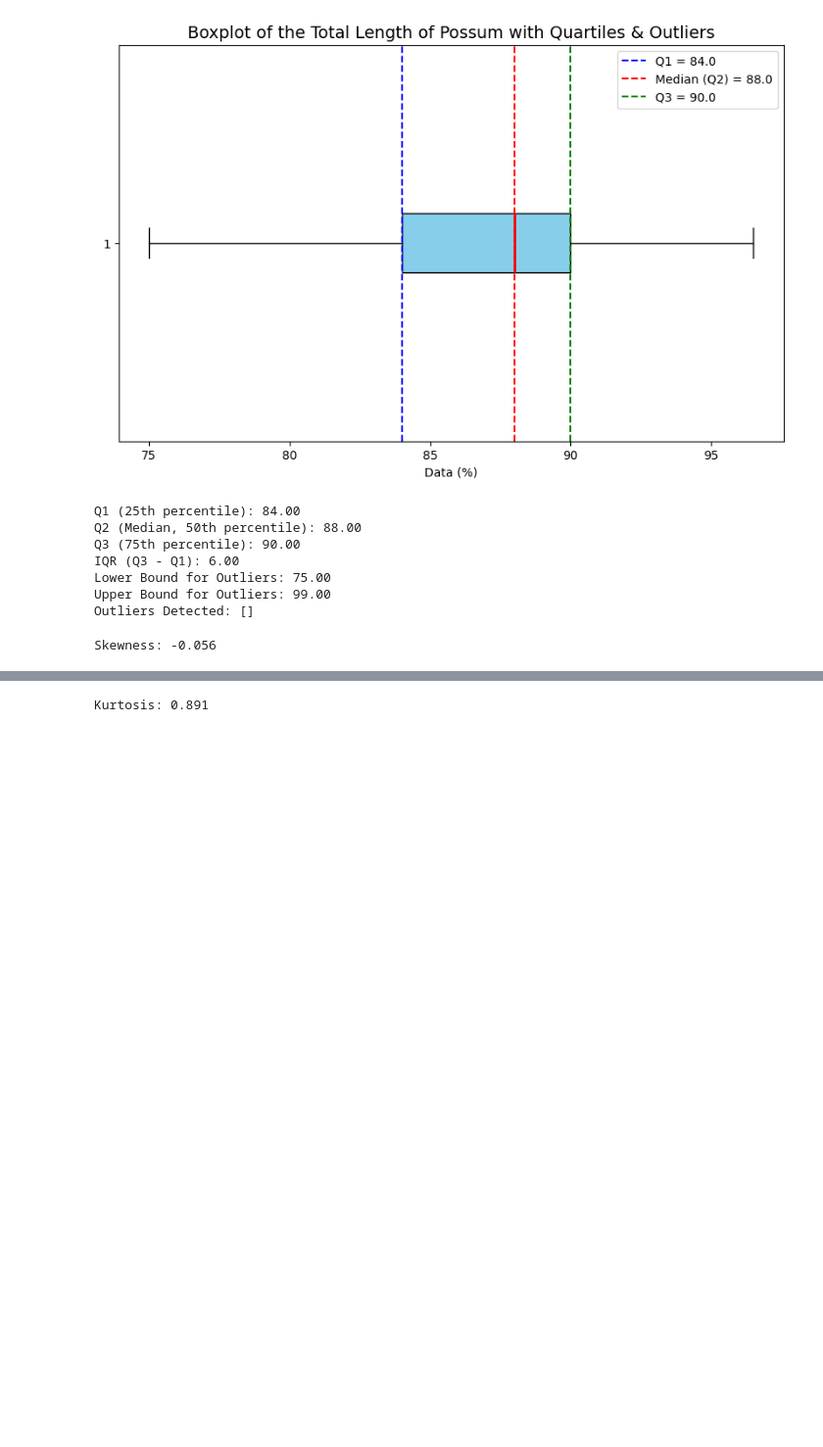
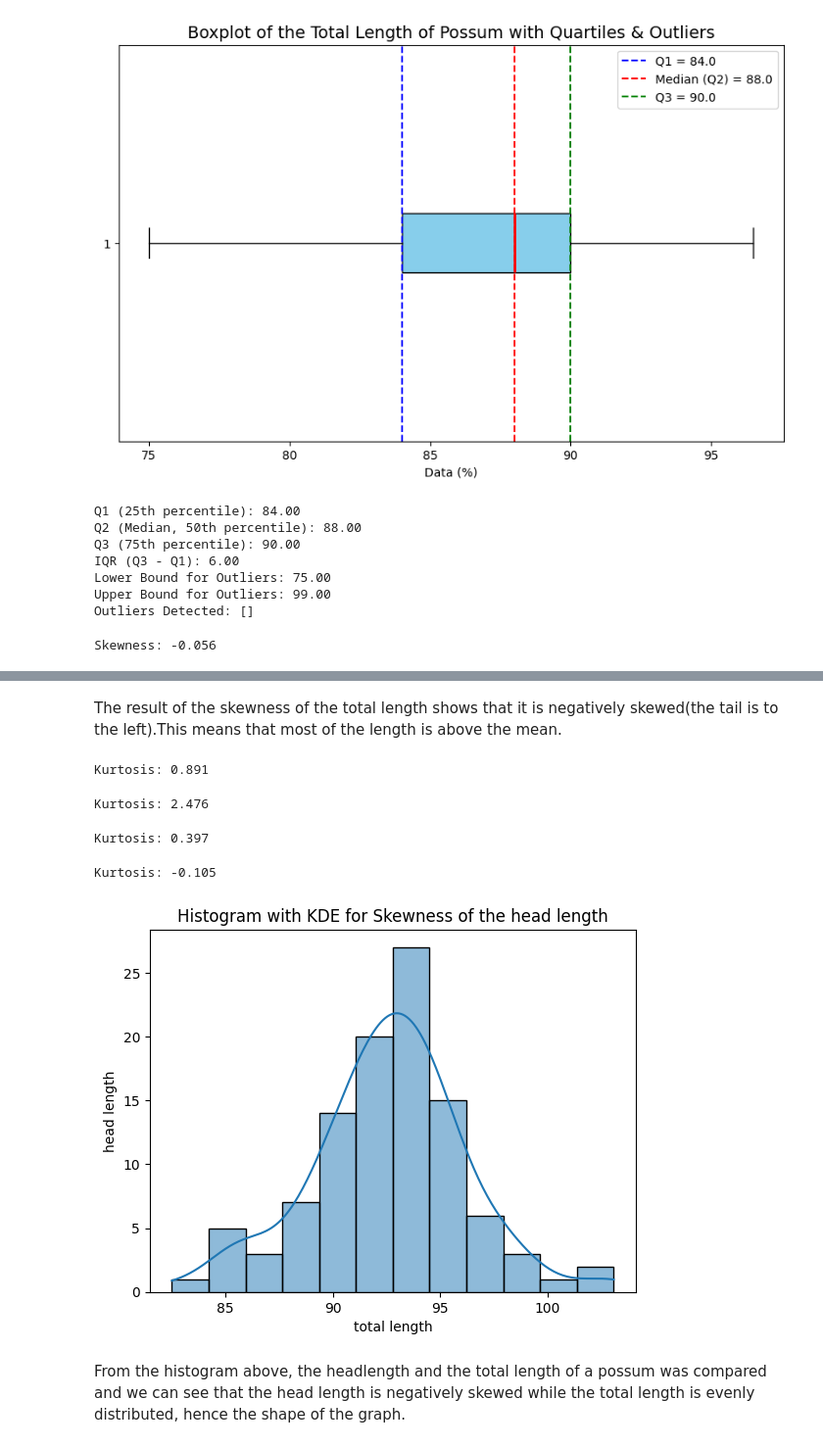
Before and after one commit to Naeema-cyber/naheemot_adebiyi_module_2_repo, a Jupyter notebook: statistics_folder/naheemot_adebiyi_task_18.ipynb, the cells around one changed output, grey strips where cells are left out. Shown at 98% size. Cells and saved outputs as stored; diff of their text form; code cells hidden in the pictures; blank space fills up the shorter version.

```diff
--- a/statistics_folder/naheemot_adebiyi_task_18.ipynb
+++ b/statistics_folder/naheemot_adebiyi_task_18.ipynb
@@ -587 +622,3 @@ Skewness: -0.056
+# %% [markdown]
+The result of the skewness of the total length shows that it is negatively skewed(the tail is to the left).This means that most of the length is above the mean.
 # %%
@@ -589,3 +627,31 @@ kurtosis = df['head length'].kurt()
 print(f"Kurtosis: {kurtosis:.3f}")
 # %% [output]
 Kurtosis: 0.891
+# %%
+# Kurtosis of the Skull Width
+kurtosis_1 = df['skull width'].kurt()
+print(f"Kurtosis: {kurtosis_1:.3f}")
+# %% [output]
+Kurtosis: 2.476
+# %%
+# Kurtosis of the Tail Length
+kurtosis_2 = df['taill'].kurt()
+print(f"Kurtosis: {kurtosis_2:.3f}")
+# %% [output]
+Kurtosis: 0.397
+# %%
+# Kurtosis of the Total Length
+kurtosis_3 = df['total length'].kurt()
+print(f"Kurtosis: {kurtosis_3:.3f}")
+# %% [output]
+Kurtosis: -0.105
+# %%
+sns.histplot(data1, kde=True)
+plt.title('Histogram with KDE for Skewness of the head length')
+plt.xlabel('total length')
+plt.ylabel('head length')
+plt.show()
+# %% [output]
+[figure, added]
+# %% [markdown]
+From the histogram above, the headlength and the total length of a possum was compared and we can see that the head length is negatively skewed while the total length is evenly distributed, hence the shape of the graph.
```
Also changed, not shown: parts of 28 cells of this notebook.
